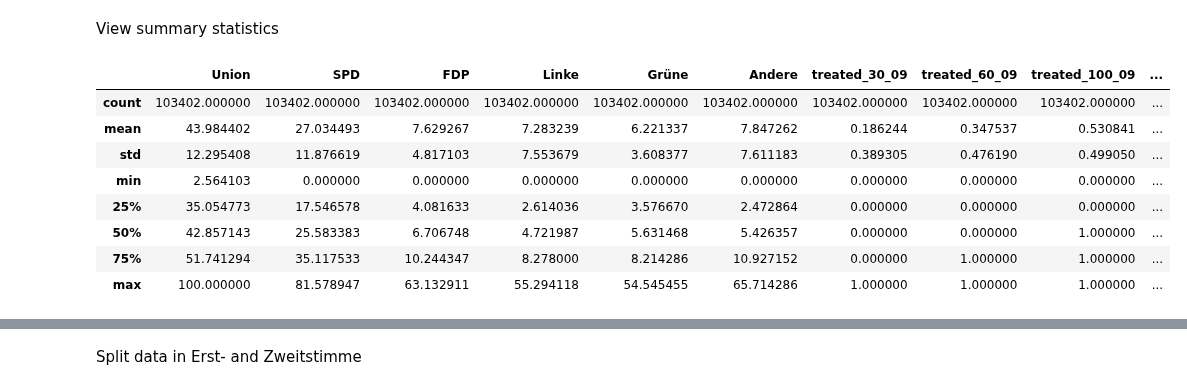
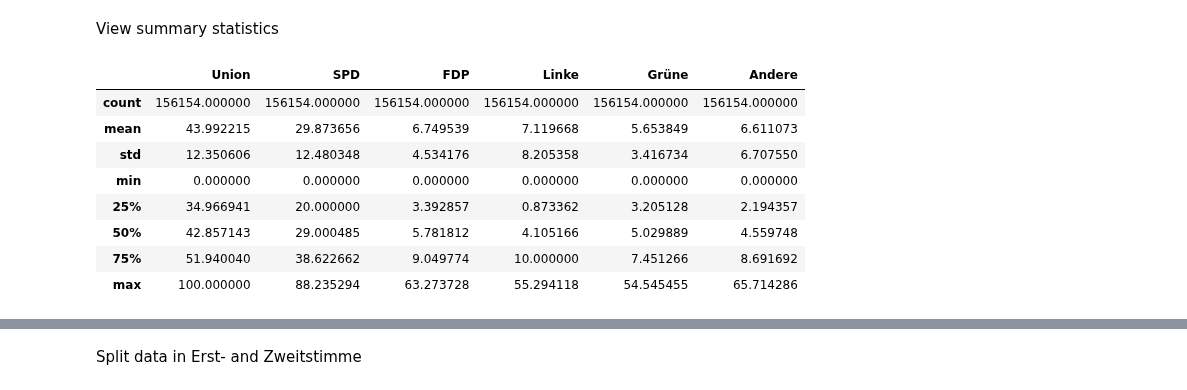
Before and after one commit to jan-schaeffer/powerlinemonsters, a Jupyter notebook: btw_eda.ipynb, the cells around one changed output, grey strips where cells are left out. Saved outputs shown, nothing was run; the diff lists cells and outputs as text; code cells hidden in the pictures.

```diff
--- a/btw_eda.ipynb
+++ b/btw_eda.ipynb
@@ -19,18 +19,18 @@ btw = pd.read_csv(f'{path}/data/btw_treat.csv', encoding = 'UTF-8-SIG', sep=',',
 # %% [markdown]
 View summary statistics
 # %%
-columns = ['Union', 'SPD', 'FDP', 'Linke', 'Grüne', 'Andere', 'treated_30_09', 'treated_60_09', 'treated_100_09', 'treated_30_13', 'treated_60_13', 'treated_100_13']
+columns = ['Union', 'SPD', 'FDP', 'Linke', 'Grüne', 'Andere']
 btw.describe().to_csv(f'{path}/tables/btw/btw_descriptives.csv', sep=';', encoding='utf-8-sig', decimal=',', columns=columns, float_format='%.2f')
 btw[columns].describe()
 # %% [output]
-|  | Union | SPD | FDP | Linke | Grüne | Andere | treated_30_09 | treated_60_09 | treated_100_09 | ... |
-| count | 103402.000000 | 103402.000000 | 103402.000000 | 103402.000000 | 103402.000000 | 103402.000000 | 103402.000000 | 103402.000000 | 103402.000000 | ... |
-| mean | 43.984402 | 27.034493 | 7.629267 | 7.283239 | 6.221337 | 7.847262 | 0.186244 | 0.347537 | 0.530841 | ... |
-| std | 12.295408 | 11.876619 | 4.817103 | 7.553679 | 3.608377 | 7.611183 | 0.389305 | 0.476190 | 0.499050 | ... |
-| min | 2.564103 | 0.000000 | 0.000000 | 0.000000 | 0.000000 | 0.000000 | 0.000000 | 0.000000 | 0.000000 | ... |
-| 25% | 35.054773 | 17.546578 | 4.081633 | 2.614036 | 3.576670 | 2.472864 | 0.000000 | 0.000000 | 0.000000 | ... |
-| 50% | 42.857143 | 25.583383 | 6.706748 | 4.721987 | 5.631468 | 5.426357 | 0.000000 | 0.000000 | 1.000000 | ... |
-| 75% | 51.741294 | 35.117533 | 10.244347 | 8.278000 | 8.214286 | 10.927152 | 0.000000 | 1.000000 | 1.000000 | ... |
-| max | 100.000000 | 81.578947 | 63.132911 | 55.294118 | 54.545455 | 65.714286 | 1.000000 | 1.000000 | 1.000000 | ... |
+|  | Union | SPD | FDP | Linke | Grüne | Andere |
+| count | 156154.000000 | 156154.000000 | 156154.000000 | 156154.000000 | 156154.000000 | 156154.000000 |
+| mean | 43.992215 | 29.873656 | 6.749539 | 7.119668 | 5.653849 | 6.611073 |
+| std | 12.350606 | 12.480348 | 4.534176 | 8.205358 | 3.416734 | 6.707550 |
+| min | 0.000000 | 0.000000 | 0.000000 | 0.000000 | 0.000000 | 0.000000 |
+| 25% | 34.966941 | 20.000000 | 3.392857 | 0.873362 | 3.205128 | 2.194357 |
+| 50% | 42.857143 | 29.000485 | 5.781812 | 4.105166 | 5.029889 | 4.559748 |
+| 75% | 51.940040 | 38.622662 | 9.049774 | 10.000000 | 7.451266 | 8.691692 |
+| max | 100.000000 | 88.235294 | 63.273728 | 55.294118 | 54.545455 | 65.714286 |
 # %%
 btw['year'].value_counts().to_csv(f'{path}/tables/btw/btw_obsyears.csv', sep=';', encoding='utf-8-sig', decimal=',', float_format='%.2f')
```
Also changed, not shown: parts of 6 cells of this notebook, 52 other files.
